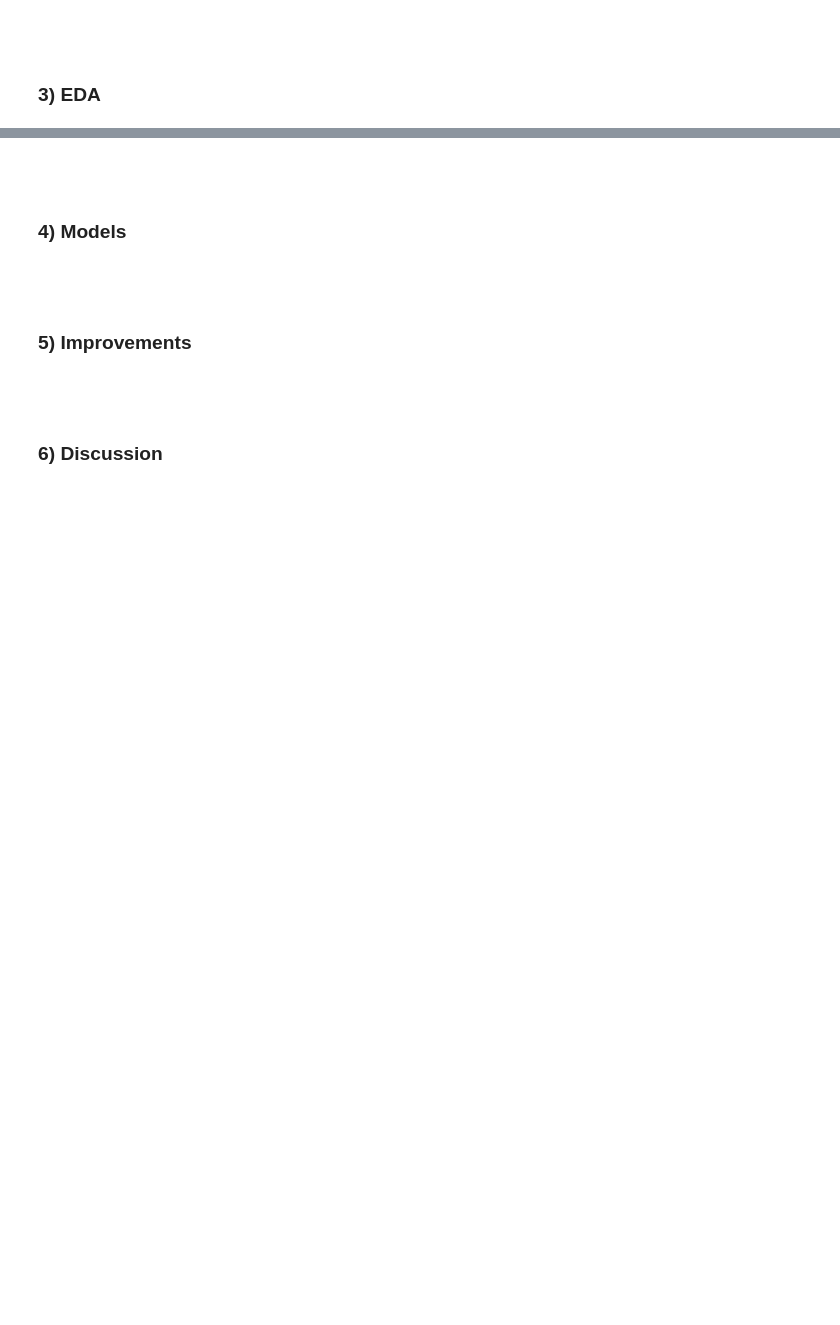
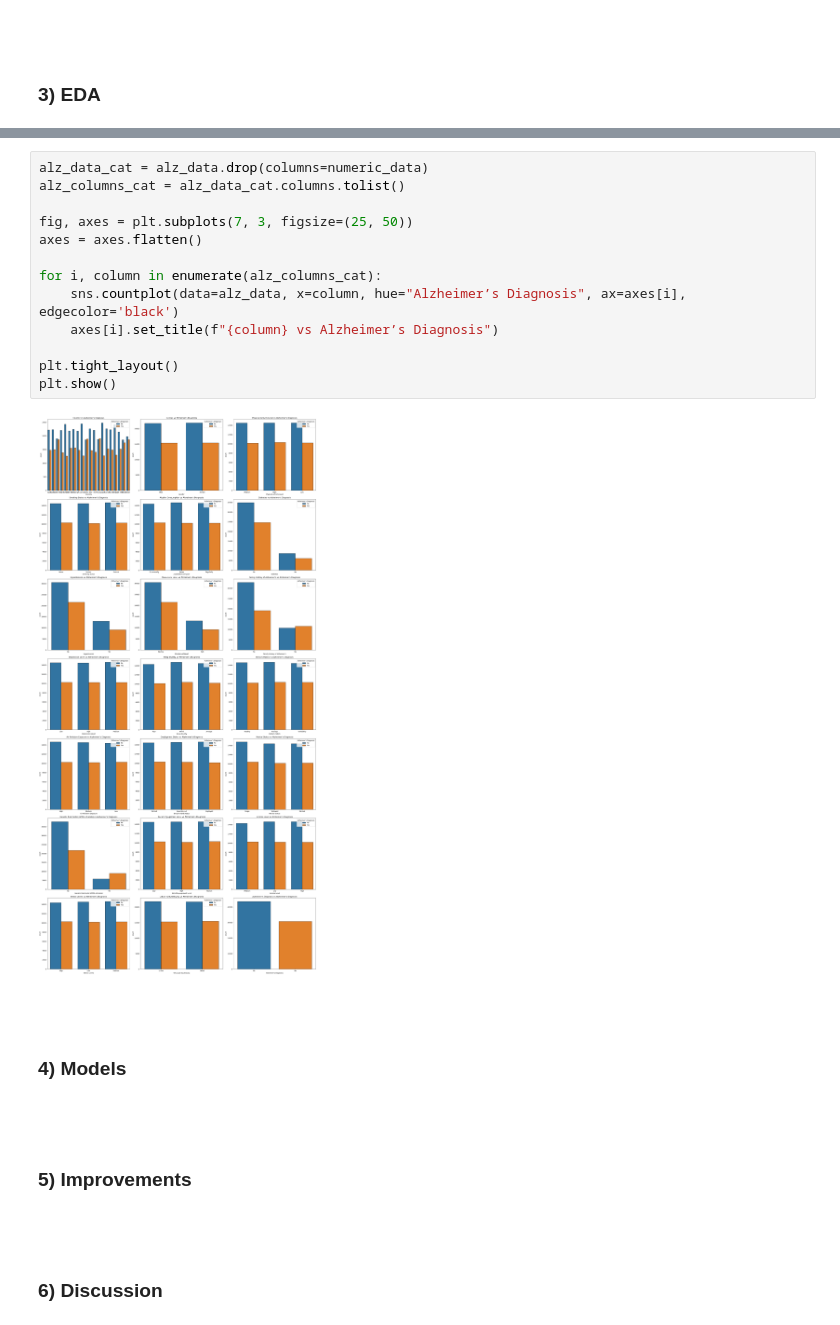
Before and after one commit to Zander-Rothering/Chem277a_Project_II, a Jupyter notebook: Project_II.ipynb, the cells around one changed output, grey strips where cells are left out. Saved outputs shown, nothing was run; the diff lists cells and outputs as text; blank space fills up the shorter version.

```diff
--- a/Project_II.ipynb
+++ b/Project_II.ipynb
@@ -21,3 +118,18 @@
+# %%
+alz_data_cat = alz_data.drop(columns=numeric_data)
+alz_columns_cat = alz_data_cat.columns.tolist()
+
+fig, axes = plt.subplots(7, 3, figsize=(25, 50))
+axes = axes.flatten()
+
+for i, column in enumerate(alz_columns_cat):
+    sns.countplot(data=alz_data, x=column, hue="Alzheimer’s Diagnosis", ax=axes[i], edgecolor='black')
+    axes[i].set_title(f"{column} vs Alzheimer’s Diagnosis")
+
+plt.tight_layout()
+plt.show()
+# %% [output]
+[figure, added]
 # %% [markdown]
 <br>
 # %% [markdown]
```
Also changed, not shown: parts of 12 cells of this notebook.
